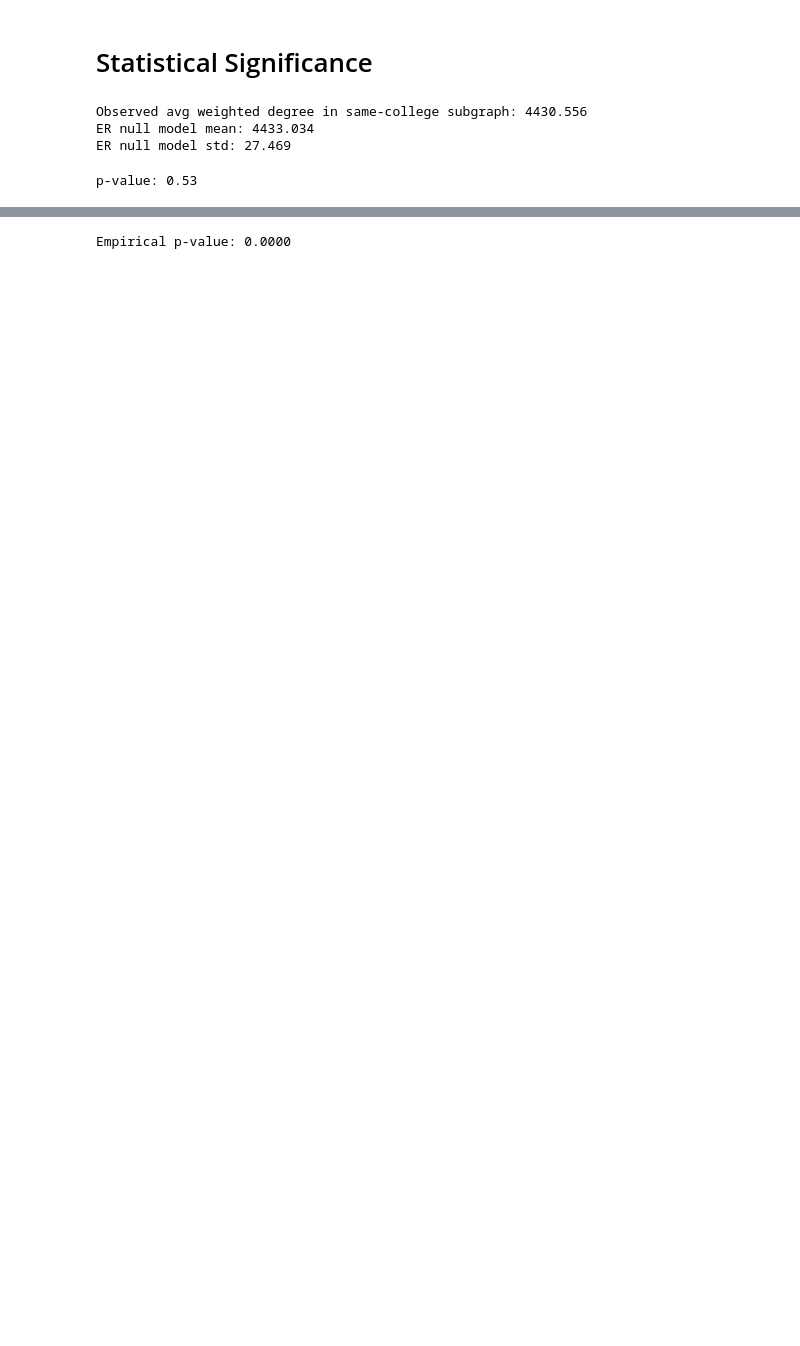
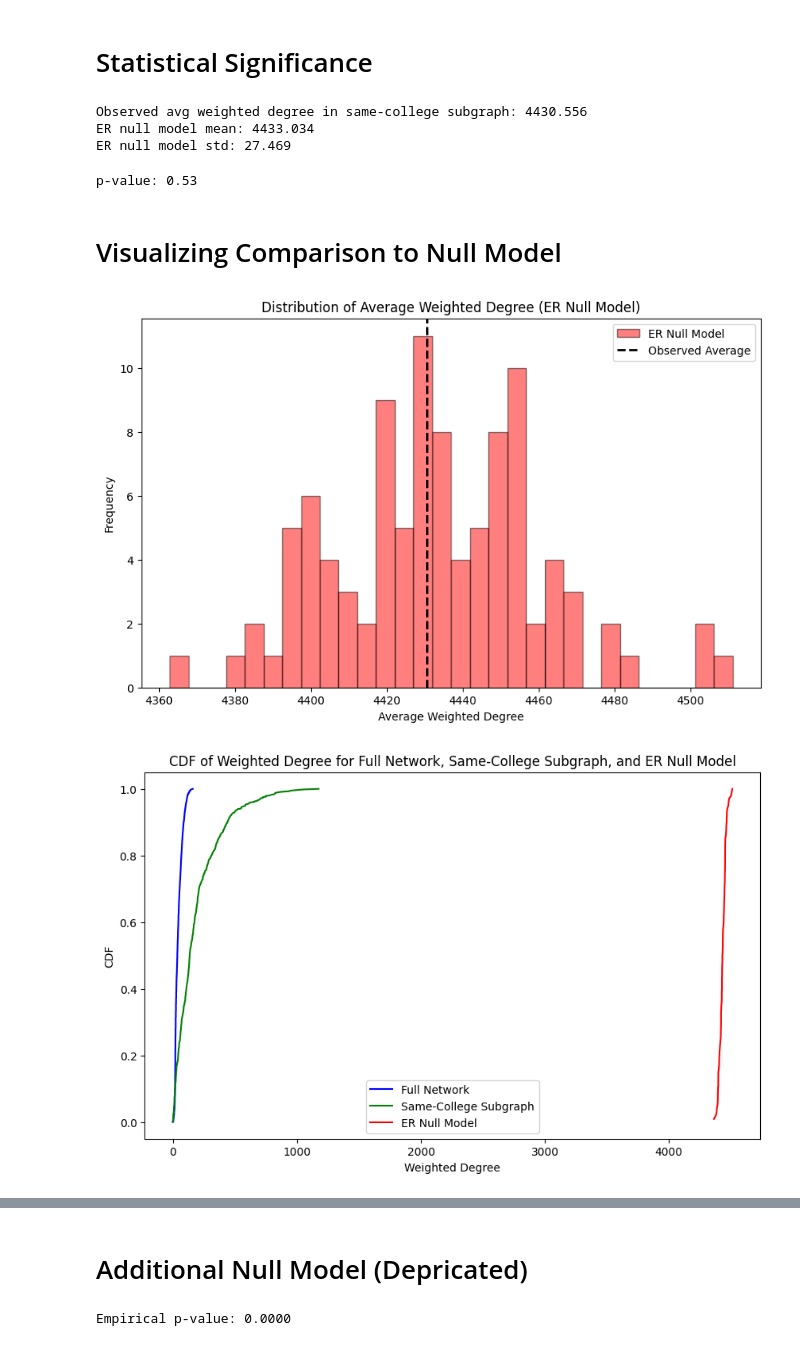
Before and after one commit to SeanGwall/NFL-Network-Analysis, a Jupyter notebook: notebooks/researchQuestionOne.ipynb, the cells around one changed output, grey strips where cells are left out. Drawn from its saved outputs; the diff is of its cells as text; code cells hidden in the pictures; blank space fills up the shorter version.

```diff
--- a/notebooks/researchQuestionOne.ipynb
+++ b/notebooks/researchQuestionOne.ipynb
@@ -120,3 +133,44 @@ p_value = np.mean([m >= obs_avg for m in avg_weighted_degree_ER])
 print("p-value:", p_value)
 # %% [output]
 p-value: 0.53
+# %% [markdown]
+# Visualizing Comparison to Null Model
+# %%
+# Function to plot CDF
+def plot_cdf(data, label, color):
+    sorted_data = np.sort(data)
+    yvals = np.arange(1, len(sorted_data)+1) / len(sorted_data)
+    plt.plot(sorted_data, yvals, label=label, color=color)
+
+plt.figure(figsize=(10, 6))
+plt.hist(avg_weighted_degree_ER, bins=30, alpha=0.5, label="ER Null Model", color='red', edgecolor='black')
+plt.axvline(obs_avg, color='black', linestyle='dashed', linewidth=2, label="Observed Average")
+plt.xlabel('Average Weighted Degree')
+plt.ylabel('Frequency')
+plt.title('Distribution of Average Weighted Degree (ER Null Model)')
+plt.legend()
+plt.show()
+
+# Plot CDFs for the full network, same-college subgraph, and ER model
+plt.figure(figsize=(10, 6))
+plot_cdf(full_degrees, 'Full Network', 'blue')
+plot_cdf(college_degrees, 'Same-College Subgraph', 'green')
+plot_cdf(avg_weighted_degree_ER, 'ER Null Model', 'red')
+plt.xlabel('Weighted Degree')
+plt.ylabel('CDF')
+plt.title('CDF of Weighted Degree for Full Network, Same-College Subgraph, and ER Null Model')
+plt.legend()
+plt.show()
+
+plt.figure(figsize=(10, 6))
+plt.hist(avg_weighted_degree_ER, bins=30, alpha=0.5, label="ER Null Model", color='red', edgecolor='black')
+plt.axvline(obs_avg, color='black', linestyle='dashed', linewidth=2, label="Observed Average")
+plt.axvline(np.percentile(avg_weighted_degree_ER, 100 * p_value), color='green', linestyle='dotted', linewidth=2, label=f"p-value Threshold ({p_value:.2f})")
+plt.xlabel('Average Weighted Degree')
+plt.ylabel('Frequency')
+plt.title('p-Value Visualization: Observed vs ER Null Model')
+plt.legend()
+plt.show()
+# %% [output]
+[figure, added]
+[figure, added]
@@ -123,3 +178,5 @@ p-value: 0.53
+# %% [markdown]
+# Additional Null Model (Depricated)
 # %%
 import random
 
```
Also changed, not shown: parts of 4 cells of this notebook, 1 other file.
